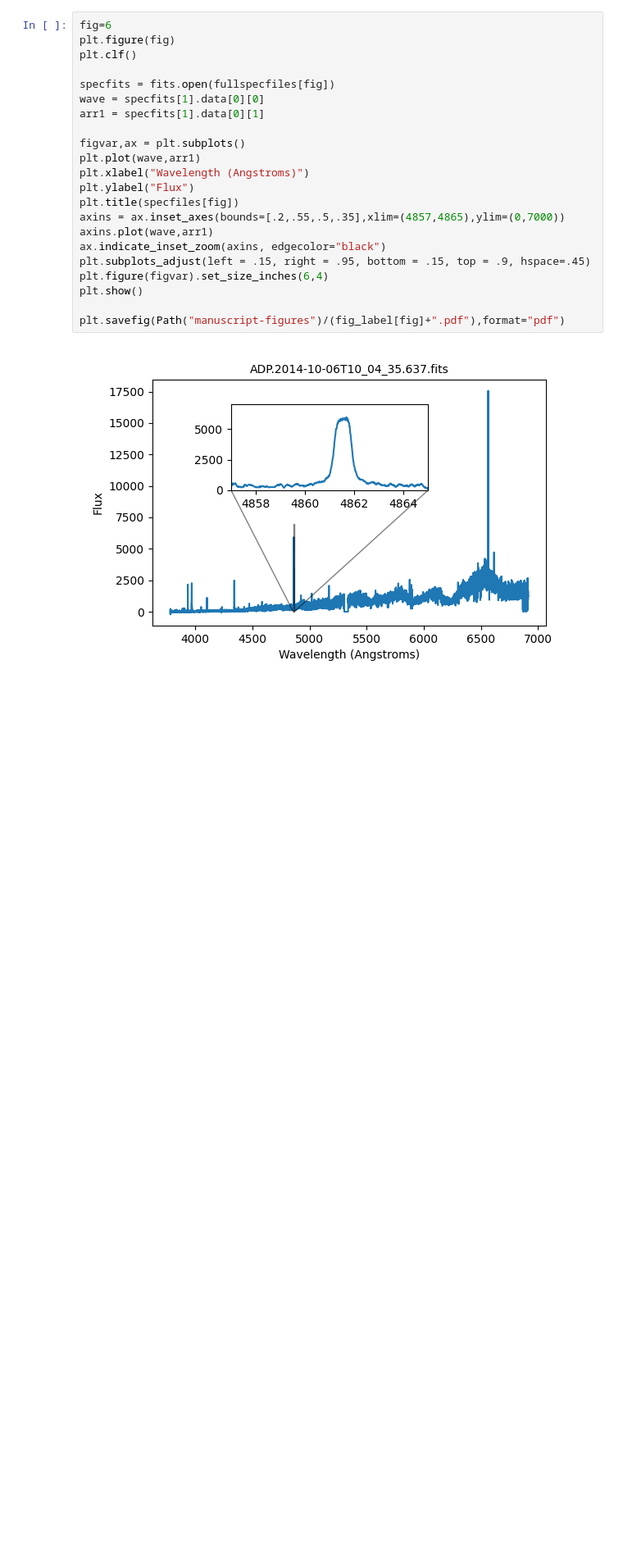
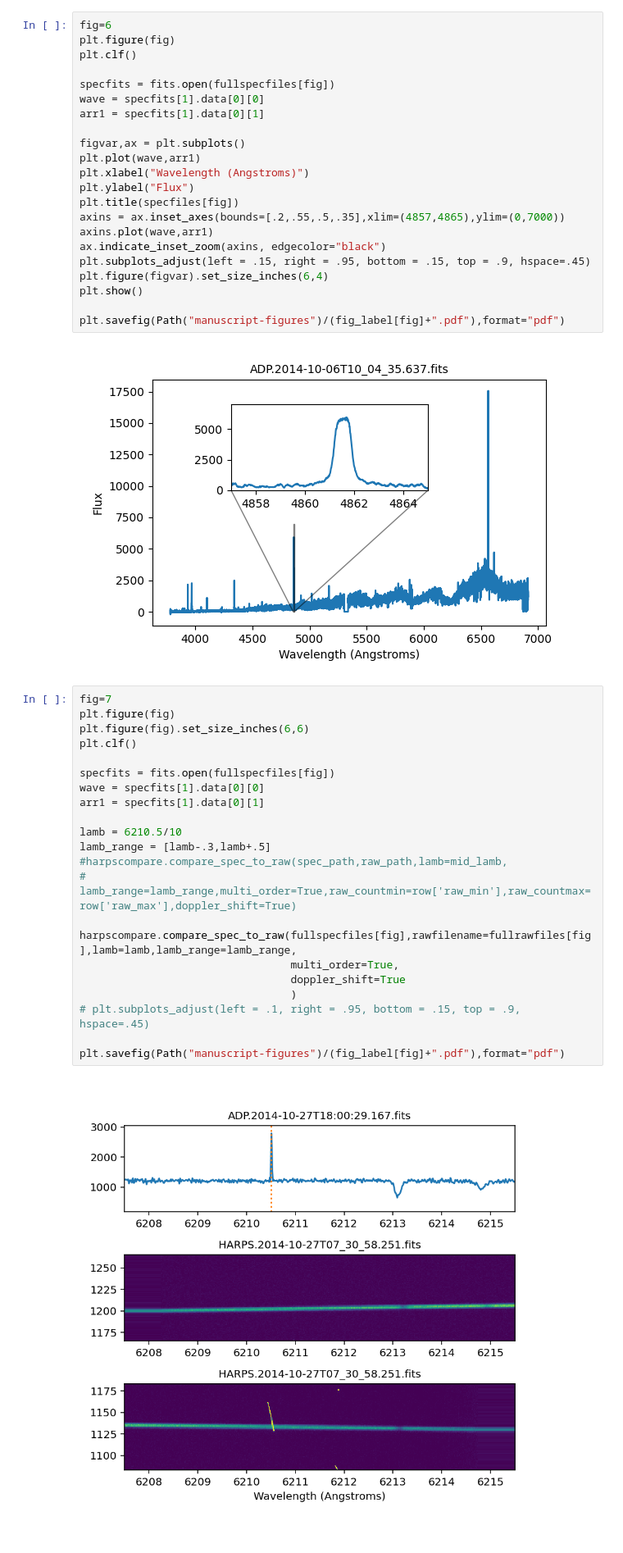
Before and after one commit to goodmanj/optical_seti, a Jupyter notebook: manuscript-figures.ipynb, the cells around one changed output. Shown at 82% size. Drawn from its saved outputs; the diff is of its cells as text; blank space fills up the shorter version.

```diff
--- a/manuscript-figures.ipynb
+++ b/manuscript-figures.ipynb
@@ -274,3 +280,27 @@ plt.show()
 plt.savefig(Path("manuscript-figures")/(fig_label[fig]+".pdf"),format="pdf")
 # %% [output]
 [figure]
+# %%
+fig=7
+plt.figure(fig)
+plt.figure(fig).set_size_inches(6,6)
+plt.clf()
+
+specfits = fits.open(fullspecfiles[fig])
+wave = specfits[1].data[0][0]
+arr1 = specfits[1].data[0][1]
+
+lamb = 6210.5/10
+lamb_range = [lamb-.3,lamb+.5]
+#harpscompare.compare_spec_to_raw(spec_path,raw_path,lamb=mid_lamb,
+# lamb_range=lamb_range,multi_order=True,raw_countmin=row['raw_min'],raw_countmax=row['raw_max'],doppler_shift=True)
+
+harpscompare.compare_spec_to_raw(fullspecfiles[fig],rawfilename=fullrawfiles[fig],lamb=lamb,lamb_range=lamb_range,
+                                 multi_order=True,
+                                 doppler_shift=True
+                                 )
+# plt.subplots_adjust(left = .1, right = .95, bottom = .15, top = .9, hspace=.45)
+
+plt.savefig(Path("manuscript-figures")/(fig_label[fig]+".pdf"),format="pdf")
+# %% [output]
+[figure, added]
```
Also changed, not shown: parts of 3 cells of this notebook, 4 other files.
